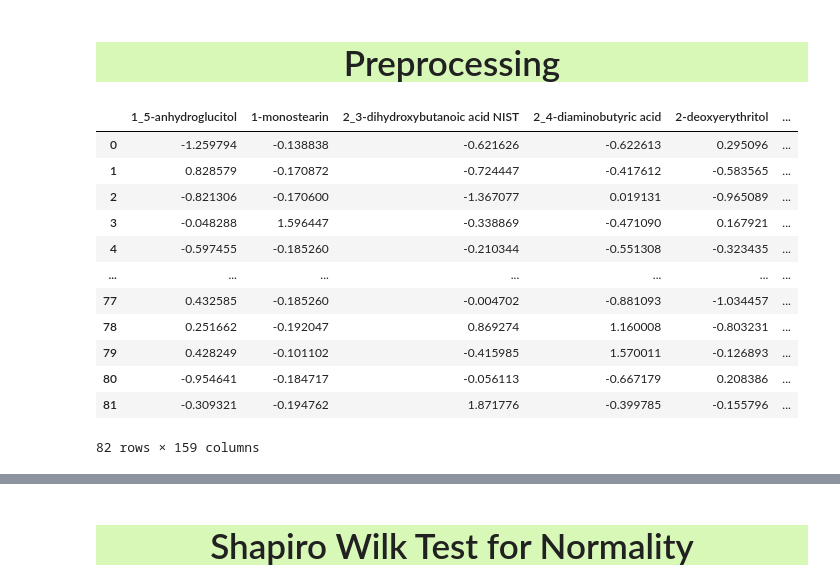
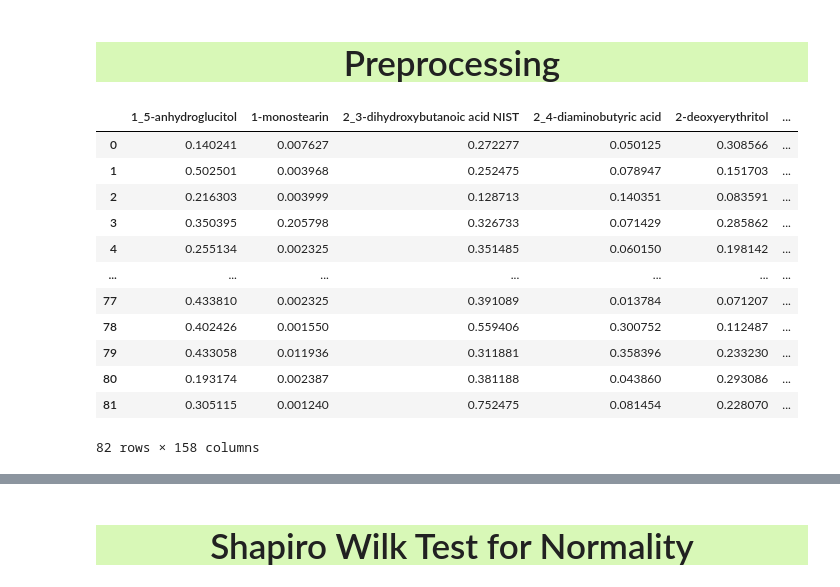
Before and after one commit to YashKhairnar/4BIT, a Jupyter notebook: metabolites/final and best approach/Approach 1/serum_test_final.ipynb, the cells around one changed output, grey strips where cells are left out. Drawn from its saved outputs; the diff is of its cells as text; code cells hidden in the pictures.

```diff
--- a/metabolites/final and best approach/Approach 1/serum_test_final.ipynb
+++ b/metabolites/final and best approach/Approach 1/serum_test_final.ipynb
@@ -56,23 +56,33 @@ labels = np.reshape(df0.Class.to_numpy(), (82,1))
 
 <h1 style="background-color:#d8f8b7;font-family:newtimeroman;font-size:250%;text-align:center;border-radius: 15px 50px;">Preprocessing</h1>
 # %%
-scl = StandardScaler().fit(df0.iloc[:, :-1])
-stand = scl.transform(df0.iloc[:, :-1])
+#scl = StandardScaler().fit(df0.iloc[:, :-1])
+#stand = scl.transform(df0.iloc[:, :-1])
 # stand
-df = pd.DataFrame(stand, columns = df0.columns[:-1])
-df = pd.concat([df, df0.iloc[:, -1]], axis=1)
-df
+#df = pd.DataFrame(stand, columns = df0.columns[:-1])
+#df = pd.concat([df, df0.iloc[:, -1]], axis=1)
+#df
+
+temp_df = df0
+class_col = temp_df['Class']
+temp_df.drop(['Class'] , axis = 1 , inplace = True)
+
+scaler = MinMaxScaler()
+scaler.fit(temp_df)
+scaled_data = scaler.transform(temp_df)
+scaled_df = pd.DataFrame(scaled_data, columns=temp_df.columns[:])
+scaled_df
 # %% [output]
 |  | 1_5-anhydroglucitol | 1-monostearin | 2_3-dihydroxybutanoic acid NIST | 2_4-diaminobutyric acid | 2-deoxyerythritol | ... |
-| 0 | -1.259794 | -0.138838 | -0.621626 | -0.622613 | 0.295096 | ... |
-| 1 | 0.828579 | -0.170872 | -0.724447 | -0.417612 | -0.583565 | ... |
-| 2 | -0.821306 | -0.170600 | -1.367077 | 0.019131 | -0.965089 | ... |
-| 3 | -0.048288 | 1.596447 | -0.338869 | -0.471090 | 0.167921 | ... |
-| 4 | -0.597455 | -0.185260 | -0.210344 | -0.551308 | -0.323435 | ... |
+| 0 | 0.140241 | 0.007627 | 0.272277 | 0.050125 | 0.308566 | ... |
+| 1 | 0.502501 | 0.003968 | 0.252475 | 0.078947 | 0.151703 | ... |
+| 2 | 0.216303 | 0.003999 | 0.128713 | 0.140351 | 0.083591 | ... |
+| 3 | 0.350395 | 0.205798 | 0.326733 | 0.071429 | 0.285862 | ... |
+| 4 | 0.255134 | 0.002325 | 0.351485 | 0.060150 | 0.198142 | ... |
 | ... | ... | ... | ... | ... | ... | ... |
-| 77 | 0.432585 | -0.185260 | -0.004702 | -0.881093 | -1.034457 | ... |
-| 78 | 0.251662 | -0.192047 | 0.869274 | 1.160008 | -0.803231 | ... |
-| 79 | 0.428249 | -0.101102 | -0.415985 | 1.570011 | -0.126893 | ... |
-| 80 | -0.954641 | -0.184717 | -0.056113 | -0.667179 | 0.208386 | ... |
-| 81 | -0.309321 | -0.194762 | 1.871776 | -0.399785 | -0.155796 | ... |
+| 77 | 0.433810 | 0.002325 | 0.391089 | 0.013784 | 0.071207 | ... |
+| 78 | 0.402426 | 0.001550 | 0.559406 | 0.300752 | 0.112487 | ... |
+| 79 | 0.433058 | 0.011936 | 0.311881 | 0.358396 | 0.233230 | ... |
+| 80 | 0.193174 | 0.002387 | 0.381188 | 0.043860 | 0.293086 | ... |
+| 81 | 0.305115 | 0.001240 | 0.752475 | 0.081454 | 0.228070 | ... |
-82 rows × 159 columns
+82 rows × 158 columns
```
Also changed, not shown: parts of 8 cells of this notebook, 19 other files.
